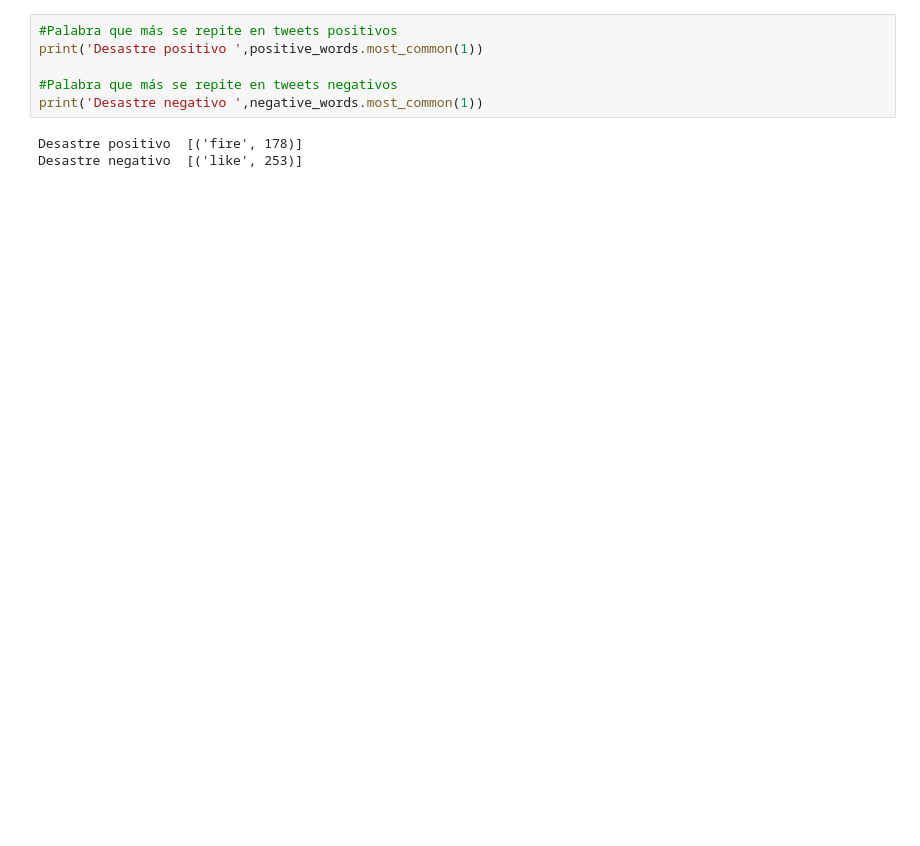
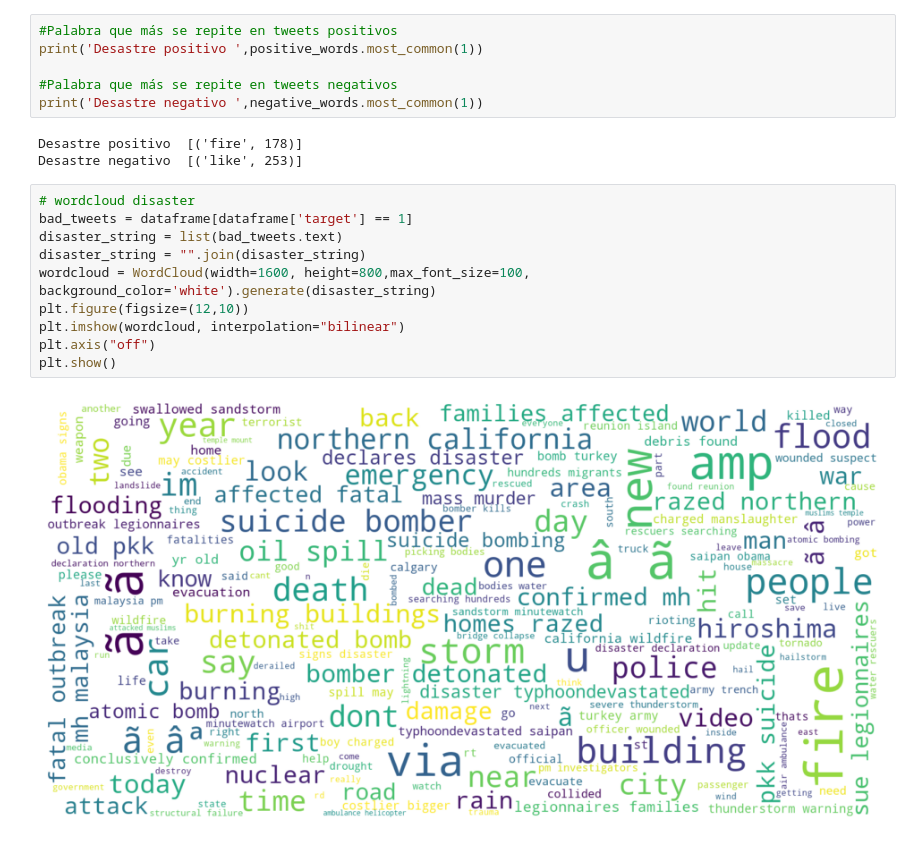
Before and after one commit to bryannalfaro/DS-Lab5, a Jupyter notebook: main.ipynb, the cells around one changed output. Saved outputs shown, nothing was run; the diff lists cells and outputs as text; blank space fills up the shorter version.

```diff
--- a/main.ipynb
+++ b/main.ipynb
@@ -374,3 +375,15 @@ print('Desastre negativo ',negative_words.most_common(1))
 # %% [output]
 Desastre positivo  [('fire', 178)]
 Desastre negativo  [('like', 253)]
+# %%
+# wordcloud disaster
+bad_tweets = dataframe[dataframe['target'] == 1]
+disaster_string = list(bad_tweets.text)
+disaster_string = "".join(disaster_string)
+wordcloud = WordCloud(width=1600, height=800,max_font_size=100, background_color='white').generate(disaster_string)
+plt.figure(figsize=(12,10))
+plt.imshow(wordcloud, interpolation="bilinear")
+plt.axis("off")
+plt.show()
+# %% [output]
+[figure, added]
```
Also changed, not shown: parts of 8 cells of this notebook.
